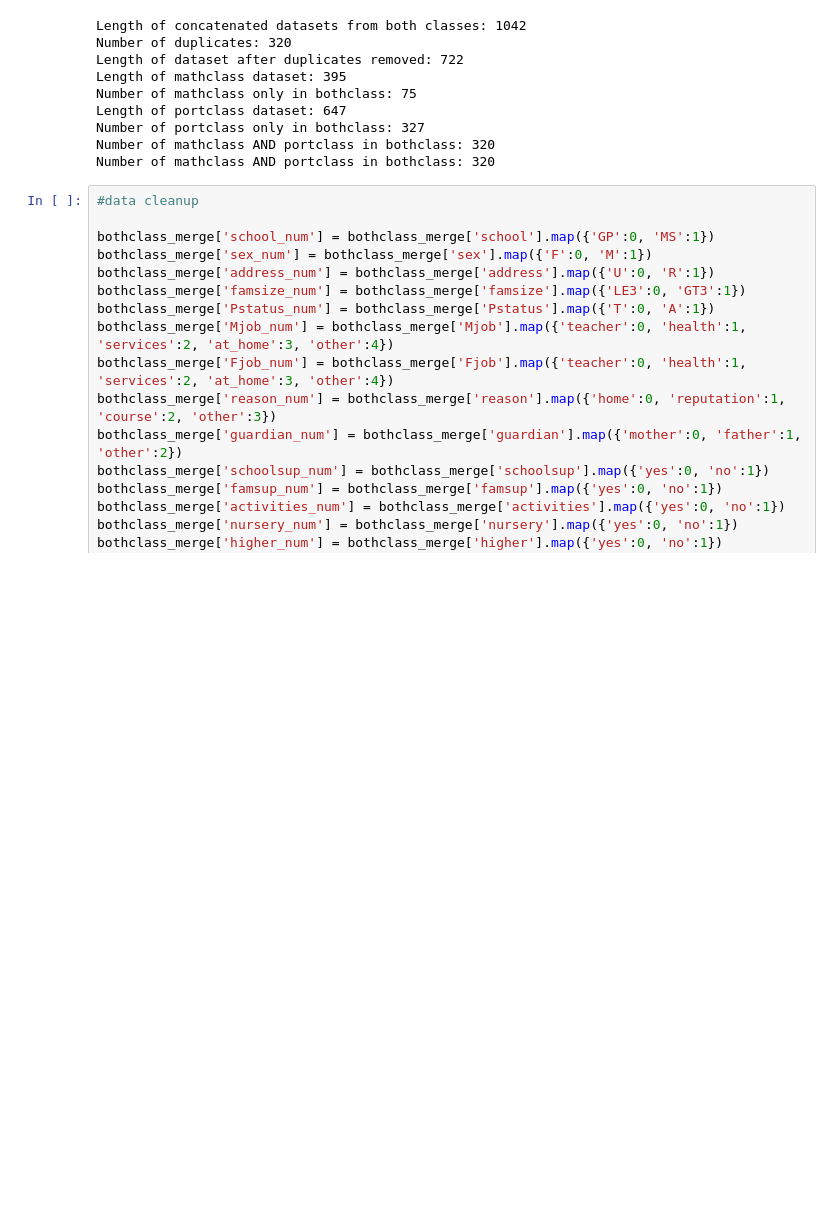
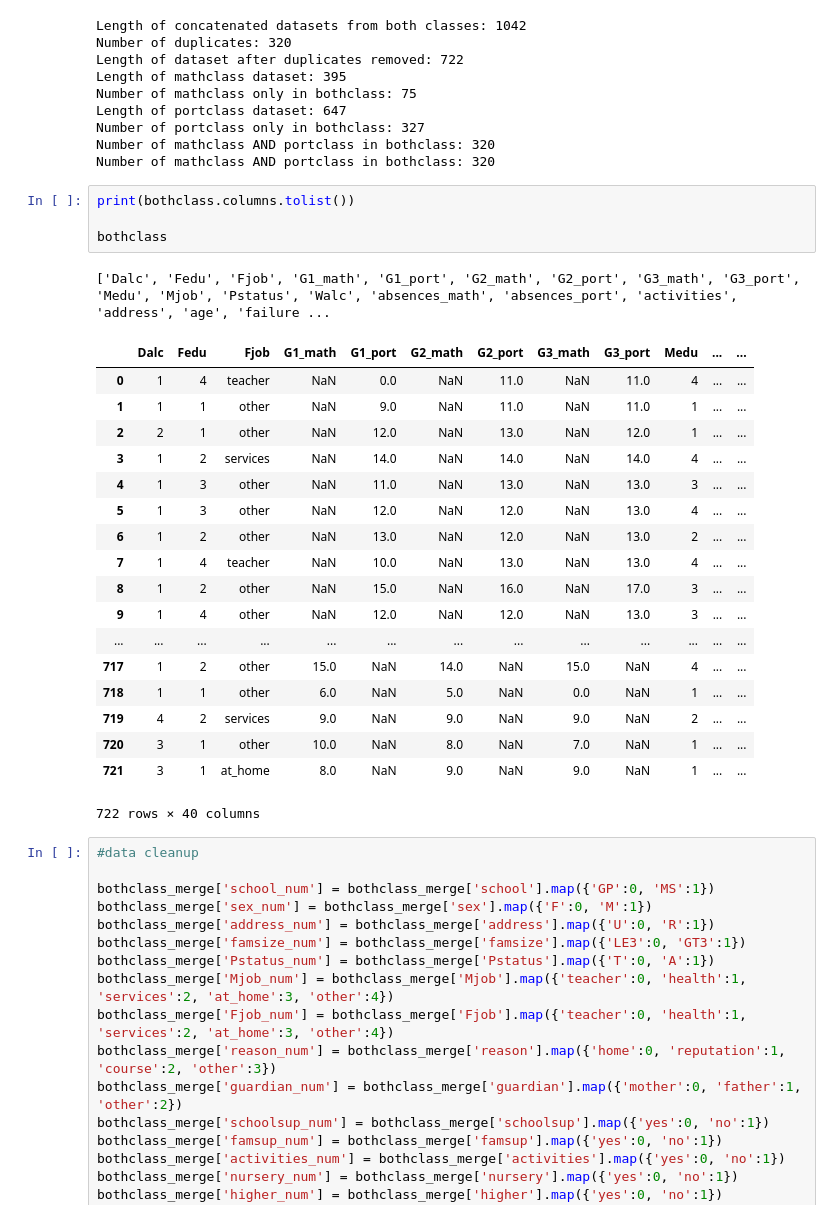
Before and after one commit to fagan2888/DataSci_Final_Project, a Jupyter notebook: Data Cleanup/Numbers add up/Data_Cleanup_v2.ipynb, the cells around one changed output. Cells and saved outputs as stored; diff of their text form; blank space fills up the shorter version.

```diff
--- a/Data Cleanup/Numbers add up/Data_Cleanup_v2.ipynb
+++ b/Data Cleanup/Numbers add up/Data_Cleanup_v2.ipynb
@@ -188,6 +188,30 @@ Length of portclass dataset: 647
 Number of portclass only in bothclass: 327
 Number of mathclass AND portclass in bothclass: 320
 Number of mathclass AND portclass in bothclass: 320
+# %%
+print(bothclass.columns.tolist())
+
+bothclass
+# %% [output]
+['Dalc', 'Fedu', 'Fjob', 'G1_math', 'G1_port', 'G2_math', 'G2_port', 'G3_math', 'G3_port', 'Medu', 'Mjob', 'Pstatus', 'Walc', 'absences_math', 'absences_port', 'activities', 'address', 'age', 'failure ...
+|  | Dalc | Fedu | Fjob | G1_math | G1_port | G2_math | G2_port | G3_math | G3_port | Medu | ... | ... |
+| 0 | 1 | 4 | teacher | NaN | 0.0 | NaN | 11.0 | NaN | 11.0 | 4 | ... | ... |
+| 1 | 1 | 1 | other | NaN | 9.0 | NaN | 11.0 | NaN | 11.0 | 1 | ... | ... |
+| 2 | 2 | 1 | other | NaN | 12.0 | NaN | 13.0 | NaN | 12.0 | 1 | ... | ... |
+| 3 | 1 | 2 | services | NaN | 14.0 | NaN | 14.0 | NaN | 14.0 | 4 | ... | ... |
+| 4 | 1 | 3 | other | NaN | 11.0 | NaN | 13.0 | NaN | 13.0 | 3 | ... | ... |
+| 5 | 1 | 3 | other | NaN | 12.0 | NaN | 12.0 | NaN | 13.0 | 4 | ... | ... |
+| 6 | 1 | 2 | other | NaN | 13.0 | NaN | 12.0 | NaN | 13.0 | 2 | ... | ... |
+| 7 | 1 | 4 | teacher | NaN | 10.0 | NaN | 13.0 | NaN | 13.0 | 4 | ... | ... |
+| 8 | 1 | 2 | other | NaN | 15.0 | NaN | 16.0 | NaN | 17.0 | 3 | ... | ... |
+| 9 | 1 | 4 | other | NaN | 12.0 | NaN | 12.0 | NaN | 13.0 | 3 | ... | ... |
+| ... | ... | ... | ... | ... | ... | ... | ... | ... | ... | ... | ... | ... |
+| 717 | 1 | 2 | other | 15.0 | NaN | 14.0 | NaN | 15.0 | NaN | 4 | ... | ... |
+| 718 | 1 | 1 | other | 6.0 | NaN | 5.0 | NaN | 0.0 | NaN | 1 | ... | ... |
+| 719 | 4 | 2 | services | 9.0 | NaN | 9.0 | NaN | 9.0 | NaN | 2 | ... | ... |
+| 720 | 3 | 1 | other | 10.0 | NaN | 8.0 | NaN | 7.0 | NaN | 1 | ... | ... |
+| 721 | 3 | 1 | at_home | 8.0 | NaN | 9.0 | NaN | 9.0 | NaN | 1 | ... | ... |
+722 rows × 40 columns
 # %%
 #data cleanup
 
```
Also changed, not shown: parts of 2 cells of this notebook.
